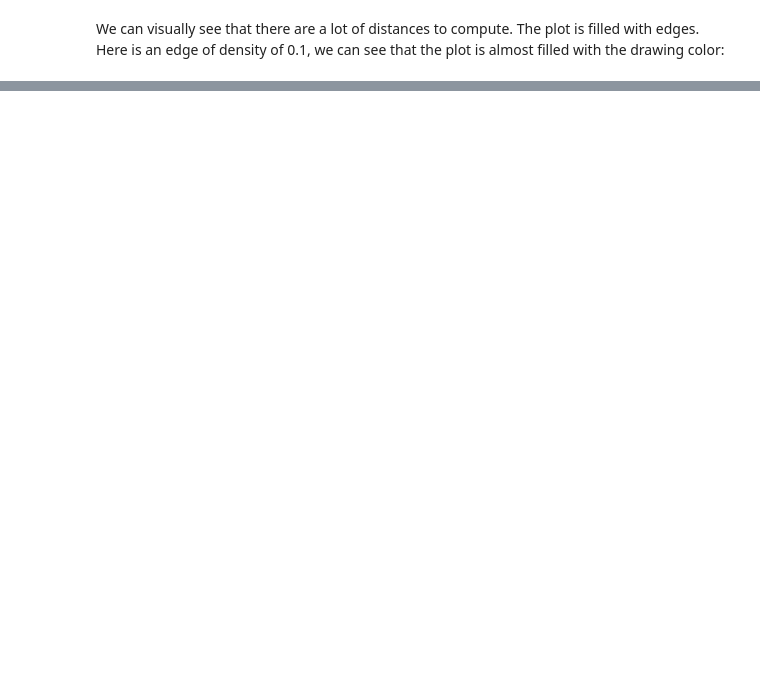
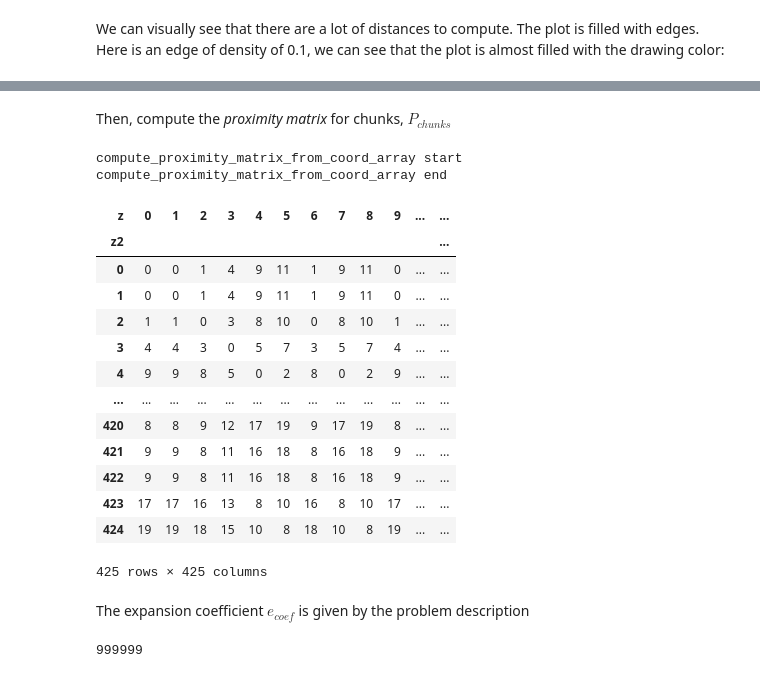
Before and after one commit to etienneschalk/advent-of-code, a Jupyter notebook: docs/source/notebooks/2023/notebook_problem_202311.ipynb, the cells around one changed output, grey strips where cells are left out. Saved outputs shown, nothing was run; the diff lists cells and outputs as text; code cells hidden in the pictures; blank space fills up the shorter version.

```diff
--- a/docs/source/notebooks/2023/notebook_problem_202311.ipynb
+++ b/docs/source/notebooks/2023/notebook_problem_202311.ipynb
@@ -76,0 +147,3 @@ visualize_puzzle_input_202311(
+# %%
+chunk_coord_array = create_chunk_coord_array(space_xda, coord_array)
+chunk_coord_array.to_pandas()
@@ -76,0 +187,29 @@ visualize_puzzle_input_202311(
+# %% [markdown]
+Then, compute the _proximity matrix_ for chunks, $P_{chunks}$
+# %%
+proximity_matrix_chunks = compute_proximity_matrix_from_coord_array(chunk_coord_array)
+proximity_matrix_chunks.to_pandas()
+# %% [output]
+compute_proximity_matrix_from_coord_array start
+compute_proximity_matrix_from_coord_array end
+| z | 0 | 1 | 2 | 3 | 4 | 5 | 6 | 7 | 8 | 9 | ... | ... |
+| z2 |  |  |  |  |  |  |  |  |  |  |  | ... |
+| 0 | 0 | 0 | 1 | 4 | 9 | 11 | 1 | 9 | 11 | 0 | ... | ... |
+| 1 | 0 | 0 | 1 | 4 | 9 | 11 | 1 | 9 | 11 | 0 | ... | ... |
+| 2 | 1 | 1 | 0 | 3 | 8 | 10 | 0 | 8 | 10 | 1 | ... | ... |
+| 3 | 4 | 4 | 3 | 0 | 5 | 7 | 3 | 5 | 7 | 4 | ... | ... |
+| 4 | 9 | 9 | 8 | 5 | 0 | 2 | 8 | 0 | 2 | 9 | ... | ... |
+| ... | ... | ... | ... | ... | ... | ... | ... | ... | ... | ... | ... | ... |
+| 420 | 8 | 8 | 9 | 12 | 17 | 19 | 9 | 17 | 19 | 8 | ... | ... |
+| 421 | 9 | 9 | 8 | 11 | 16 | 18 | 8 | 16 | 18 | 9 | ... | ... |
+| 422 | 9 | 9 | 8 | 11 | 16 | 18 | 8 | 16 | 18 | 9 | ... | ... |
+| 423 | 17 | 17 | 16 | 13 | 8 | 10 | 16 | 8 | 10 | 17 | ... | ... |
+| 424 | 19 | 19 | 18 | 15 | 10 | 8 | 18 | 10 | 8 | 19 | ... | ... |
+425 rows × 425 columns
+# %% [markdown]
+The expansion coefficient $e_{coef}$ is given by the problem description
+# %%
+expansion_coef = get_expansion_coef_part_2()
+expansion_coef
+# %% [output]
+999999
```
Also changed, not shown: parts of 25 cells of this notebook, 4 other files.
